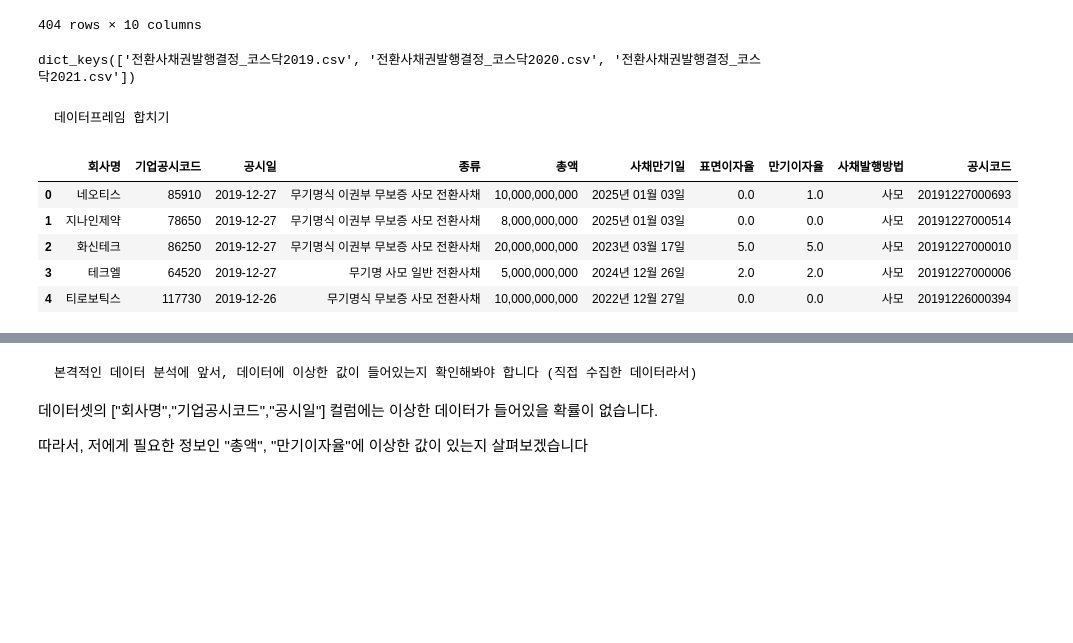
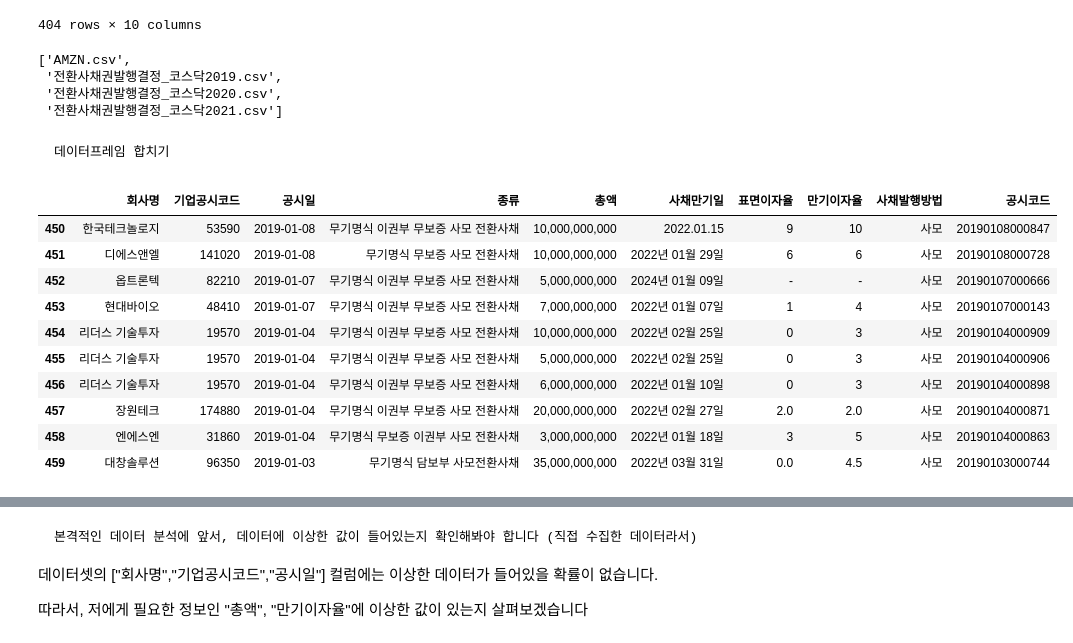
Before and after one commit to Je-Hyeon/FRstudy, a Jupyter notebook: 학기중_스터디/week3/3주차수업자료/3주차스터디_수업.ipynb, the cells around one changed output, grey strips where cells are left out. Cells and saved outputs as stored; diff of their text form; code cells hidden in the pictures; blank space fills up the shorter version.

```diff
--- a/학기중_스터디/week3/3주차수업자료/3주차스터디_수업.ipynb
+++ b/학기중_스터디/week3/3주차수업자료/3주차스터디_수업.ipynb
@@ -49,28 +49,36 @@ df_dict["2020"]
 | 402 | 비엘팜텍 | 65170 | 2020-01-03 | 무기명식 무보증 사모 전환사채 | 6,500,000,000 | 2025년 01월 07일 | 0 | 3 | 사모 | 20200103000476 |
 | 403 | EV수성 | 84180 | 2020-01-03 | 무기명식 이권부 담보부 사모 전환사채 | 4,500,000,000 | 2023년 01월 22일 | 5.0 | 11 | 사모 | 20200103000395 |
 404 rows × 10 columns
+# %%
+os.listdir("Data")
+# %% [output]
+['AMZN.csv',
+ '전환사채권발행결정_코스닥2019.csv',
+ '전환사채권발행결정_코스닥2020.csv',
+ '전환사채권발행결정_코스닥2021.csv']
 # %%
 # os 모듈을 사용하는 방법도 있습니다(폴더 하나에 자기가 원하는 파일만 들어가 있으면 편리합니다)
 lst = os.listdir("Data")
 sample_dict = {}
 for file in lst[1:]:
     sample_dict[file] = pd.read_csv("Data/{}".format(file))
-
-sample_dict.keys()
-# %% [output]
-dict_keys(['전환사채권발행결정_코스닥2019.csv', '전환사채권발행결정_코스닥2020.csv', '전환사채권발행결정_코스닥2021.csv'])
 # %% [markdown]
     데이터프레임 합치기
 # %%
 # 데이터 확인
-df2019.head()
+df2019.tail(10)
 # %% [output]
 |  | 회사명 | 기업공시코드 | 공시일 | 종류 | 총액 | 사채만기일 | 표면이자율 | 만기이자율 | 사채발행방법 | 공시코드 |
-| 0 | 네오티스 | 85910 | 2019-12-27 | 무기명식 이권부 무보증 사모 전환사채 | 10,000,000,000 | 2025년 01월 03일 | 0.0 | 1.0 | 사모 | 20191227000693 |
-| 1 | 지나인제약 | 78650 | 2019-12-27 | 무기명식 이권부 무보증 사모 전환사채 | 8,000,000,000 | 2025년 01월 03일 | 0.0 | 0.0 | 사모 | 20191227000514 |
-| 2 | 화신테크 | 86250 | 2019-12-27 | 무기명식 이권부 무보증 사모 전환사채 | 20,000,000,000 | 2023년 03월 17일 | 5.0 | 5.0 | 사모 | 20191227000010 |
-| 3 | 테크엘 | 64520 | 2019-12-27 | 무기명 사모 일반 전환사채 | 5,000,000,000 | 2024년 12월 26일 | 2.0 | 2.0 | 사모 | 20191227000006 |
-| 4 | 티로보틱스 | 117730 | 2019-12-26 | 무기명식 무보증 사모 전환사채 | 10,000,000,000 | 2022년 12월 27일 | 0.0 | 0.0 | 사모 | 20191226000394 |
+| 450 | 한국테크놀로지 | 53590 | 2019-01-08 | 무기명식 이권부 무보증 사모 전환사채 | 10,000,000,000 | 2022.01.15 | 9 | 10 | 사모 | 20190108000847 |
+| 451 | 디에스앤엘 | 141020 | 2019-01-08 | 무기명식 무보증 사모 전환사채 | 10,000,000,000 | 2022년 01월 29일 | 6 | 6 | 사모 | 20190108000728 |
+| 452 | 옵트론텍 | 82210 | 2019-01-07 | 무기명식 이권부 무보증 사모 전환사채 | 5,000,000,000 | 2024년 01월 09일 | - | - | 사모 | 20190107000666 |
+| 453 | 현대바이오 | 48410 | 2019-01-07 | 무기명식 이권부 무보증 사모 전환사채 | 7,000,000,000 | 2022년 01월 07일 | 1 | 4 | 사모 | 20190107000143 |
+| 454 | 리더스 기술투자 | 19570 | 2019-01-04 | 무기명식 이권부 무보증 사모 전환사채 | 10,000,000,000 | 2022년 02월 25일 | 0 | 3 | 사모 | 20190104000909 |
+| 455 | 리더스 기술투자 | 19570 | 2019-01-04 | 무기명식 이권부 무보증 사모 전환사채 | 5,000,000,000 | 2022년 02월 25일 | 0 | 3 | 사모 | 20190104000906 |
+| 456 | 리더스 기술투자 | 19570 | 2019-01-04 | 무기명식 이권부 무보증 사모 전환사채 | 6,000,000,000 | 2022년 01월 10일 | 0 | 3 | 사모 | 20190104000898 |
+| 457 | 장원테크 | 174880 | 2019-01-04 | 무기명식 이권부 무보증 사모 전환사채 | 20,000,000,000 | 2022년 02월 27일 | 2.0 | 2.0 | 사모 | 20190104000871 |
+| 458 | 엔에스엔 | 31860 | 2019-01-04 | 무기명식 무보증 이권부 사모 전환사채 | 3,000,000,000 | 2022년 01월 18일 | 3 | 5 | 사모 | 20190104000863 |
+| 459 | 대창솔루션 | 96350 | 2019-01-03 | 무기명식 담보부 사모전환사채 | 35,000,000,000 | 2022년 03월 31일 | 0.0 | 4.5 | 사모 | 20190103000744 |
 # %%
 # 2019,2020,2021데이터셋을 하나로 합칩시다!
 all_df = pd.concat([df2021,df2020,df2019])
```
Also changed, not shown: parts of 6 cells of this notebook, 7 other files.
